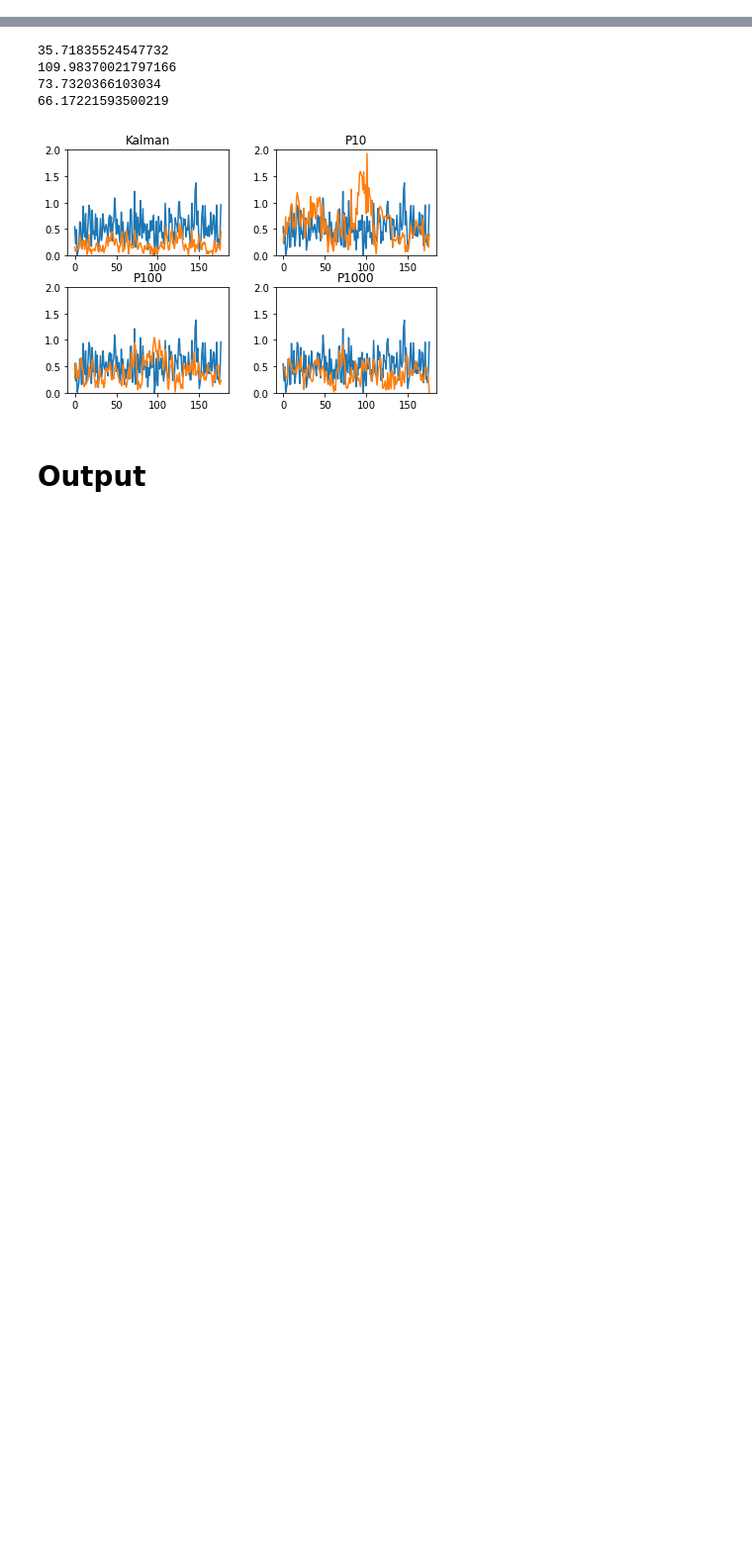
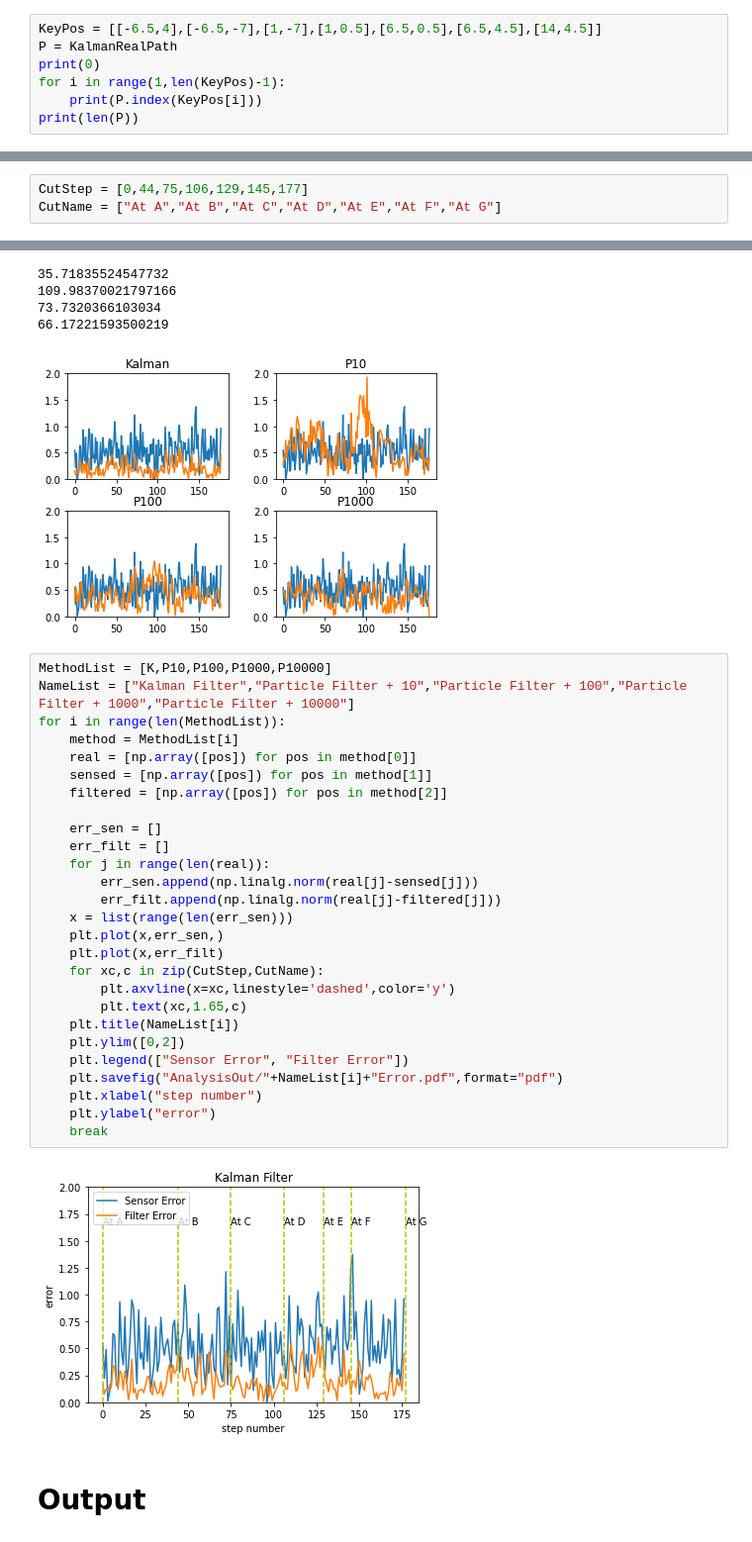
Before and after one commit to Jiayi-Pan/Bot-Localization, a Jupyter notebook: DataProcessing.ipynb, the cells around one changed output, grey strips where cells are left out. Shown at 99% size. Saved outputs shown, nothing was run; the diff lists cells and outputs as text; blank space fills up the shorter version.

```diff
--- a/DataProcessing.ipynb
+++ b/DataProcessing.ipynb
@@ -45,3 +47,10 @@ with open("Data/ParticleRealPath10000.json") as fp:
 with open("Data/ParticleSensePath10000.json") as fp:
 	ParticleSensePath10000 = json.load(fp)
 P10000 = [ParticleRealPath10000, ParticleSensePath10000, ParticleFilteredPath10000]
+# %%
+KeyPos = [[-6.5,4],[-6.5,-7],[1,-7],[1,0.5],[6.5,0.5],[6.5,4.5],[14,4.5]]
+P = KalmanRealPath
+print(0)
+for i in range(1,len(KeyPos)-1):
+	print(P.index(KeyPos[i]))
+print(len(P))
@@ -48,3 +65,6 @@ P10000 = [ParticleRealPath10000, ParticleSensePath10000, ParticleFilteredPath100
+# %%
+CutStep = [0,44,75,106,129,145,177]
+CutName = ["At A","At B","At C","At D","At E","At F","At G"]
 # %% [markdown]
 # Test
 # %%
@@ -75,6 +95,35 @@ for i in range(len(MethodList)):
 73.7320366103034
 66.17221593500219
 [figure]
+# %%
+MethodList = [K,P10,P100,P1000,P10000]
+NameList = ["Kalman Filter","Particle Filter + 10","Particle Filter + 100","Particle Filter + 1000","Particle Filter + 10000"]
+for i in range(len(MethodList)):
+	method = MethodList[i]
+	real = [np.array([pos]) for pos in method[0]]
+	sensed = [np.array([pos]) for pos in method[1]]
+	filtered = [np.array([pos]) for pos in method[2]]
+
+	err_sen = []
+	err_filt = []
+	for j in range(len(real)):
+		err_sen.append(np.linalg.norm(real[j]-sensed[j]))
+		err_filt.append(np.linalg.norm(real[j]-filtered[j]))
+	x = list(range(len(err_sen)))
+	plt.plot(x,err_sen,)
+	plt.plot(x,err_filt)
+	for xc,c in zip(CutStep,CutName):
+		plt.axvline(x=xc,linestyle='dashed',color='y')
+		plt.text(xc,1.65,c)
+	plt.title(NameList[i])
+	plt.ylim([0,2])
+	plt.legend(["Sensor Error", "Filter Error"])
+	plt.savefig("AnalysisOut/"+NameList[i]+"Error.pdf",format="pdf")
+	plt.xlabel("step number")
+	plt.ylabel("error")
+	break
+# %% [output]
+[figure, added]
 # %% [markdown]
 # Output
 # %%
```
Also changed, not shown: parts of 4 cells of this notebook, 10 other files.
